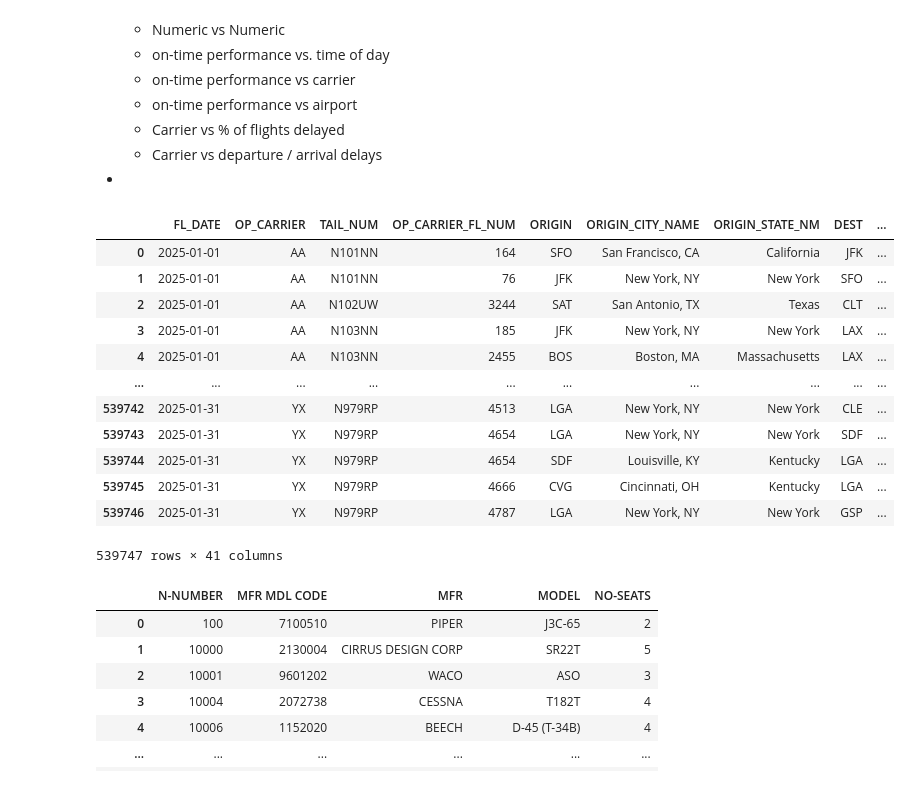
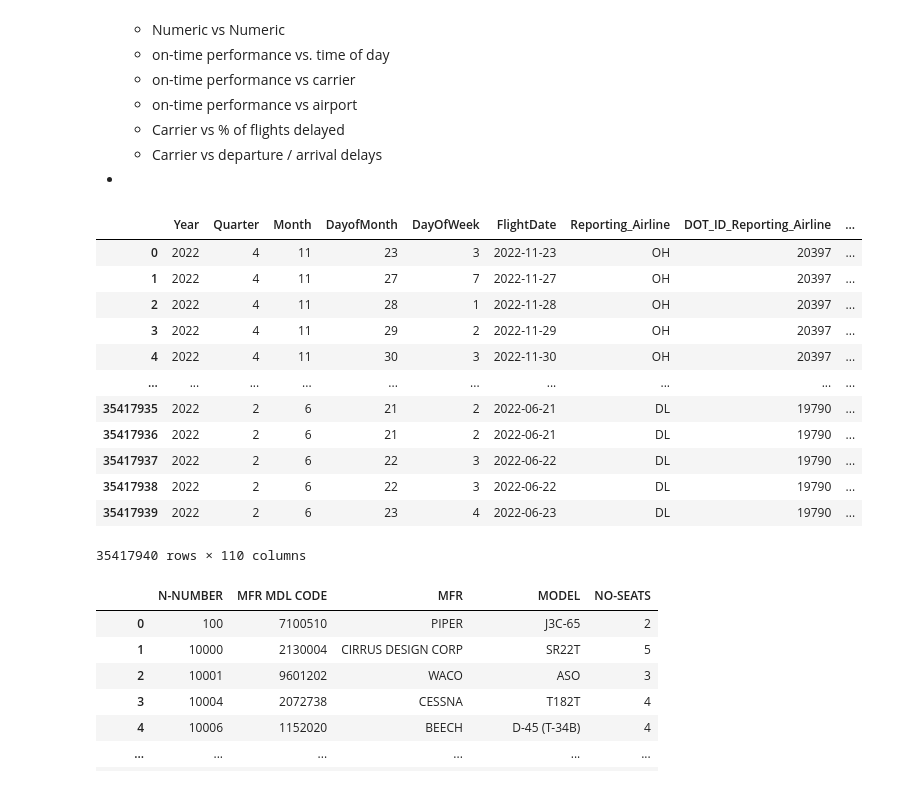
Before and after one commit to oubrando/eda-project, a Jupyter notebook: notebooks/Trace_Recon.ipynb, the cells around one changed output. Cells and saved outputs as stored; diff of their text form; code cells hidden in the pictures.

Commit message:
Reading in each zip file and combining in one dataframe

```diff
--- a/notebooks/Trace_Recon.ipynb
+++ b/notebooks/Trace_Recon.ipynb
@@ -191,24 +192,38 @@ United States Department of Transportation - U.S. Buerau of Transportation Stati
 
 -
 # %%
-#depatures + arrivals dataset
-df_path = Path("../data/Raw/Source_Data.zip")
-df_main = pd.read_csv(df_path, compression="zip", parse_dates=["FL_DATE"], low_memory=False)
-df_main
+#Main dataset
+z_folder = Path("../data/Raw/bts_on_time")
+output_folder = Path("../data/extracted")
+output_folder.mkdir(exist_ok=True)
+
+for z in z_folder.glob("*.zip"):
+    with zipfile.ZipFile(z, 'r') as zf:
+        for f in zf.namelist():
+            if f.endswith(".csv"):
+                zf.extract(f, output_folder)
+
+csv_folder = Path("../data/extracted")
+dfs = [pd.read_csv(f, low_memory=False) for f in csv_folder.glob("*.csv")]
+df_all = pd.concat(dfs, ignore_index=True)
+df_all
+# df_path = Path("../data/Raw/Source_Data.zip")
+# df_main = pd.read_csv(df_path, compression="zip", parse_dates=["FL_DATE"], low_memory=False)
+# df_main
 # %% [output]
-|  | FL_DATE | OP_CARRIER | TAIL_NUM | OP_CARRIER_FL_NUM | ORIGIN | ORIGIN_CITY_NAME | ORIGIN_STATE_NM | DEST | ... |
-| 0 | 2025-01-01 | AA | N101NN | 164 | SFO | San Francisco, CA | California | JFK | ... |
-| 1 | 2025-01-01 | AA | N101NN | 76 | JFK | New York, NY | New York | SFO | ... |
-| 2 | 2025-01-01 | AA | N102UW | 3244 | SAT | San Antonio, TX | Texas | CLT | ... |
-| 3 | 2025-01-01 | AA | N103NN | 185 | JFK | New York, NY | New York | LAX | ... |
-| 4 | 2025-01-01 | AA | N103NN | 2455 | BOS | Boston, MA | Massachusetts | LAX | ... |
+|  | Year | Quarter | Month | DayofMonth | DayOfWeek | FlightDate | Reporting_Airline | DOT_ID_Reporting_Airline | ... |
+| 0 | 2022 | 4 | 11 | 23 | 3 | 2022-11-23 | OH | 20397 | ... |
+| 1 | 2022 | 4 | 11 | 27 | 7 | 2022-11-27 | OH | 20397 | ... |
+| 2 | 2022 | 4 | 11 | 28 | 1 | 2022-11-28 | OH | 20397 | ... |
+| 3 | 2022 | 4 | 11 | 29 | 2 | 2022-11-29 | OH | 20397 | ... |
+| 4 | 2022 | 4 | 11 | 30 | 3 | 2022-11-30 | OH | 20397 | ... |
 | ... | ... | ... | ... | ... | ... | ... | ... | ... | ... |
-| 539742 | 2025-01-31 | YX | N979RP | 4513 | LGA | New York, NY | New York | CLE | ... |
-| 539743 | 2025-01-31 | YX | N979RP | 4654 | LGA | New York, NY | New York | SDF | ... |
-| 539744 | 2025-01-31 | YX | N979RP | 4654 | SDF | Louisville, KY | Kentucky | LGA | ... |
-| 539745 | 2025-01-31 | YX | N979RP | 4666 | CVG | Cincinnati, OH | Kentucky | LGA | ... |
-| 539746 | 2025-01-31 | YX | N979RP | 4787 | LGA | New York, NY | New York | GSP | ... |
+| 35417935 | 2022 | 2 | 6 | 21 | 2 | 2022-06-21 | DL | 19790 | ... |
+| 35417936 | 2022 | 2 | 6 | 21 | 2 | 2022-06-21 | DL | 19790 | ... |
+| 35417937 | 2022 | 2 | 6 | 22 | 3 | 2022-06-22 | DL | 19790 | ... |
+| 35417938 | 2022 | 2 | 6 | 22 | 3 | 2022-06-22 | DL | 19790 | ... |
+| 35417939 | 2022 | 2 | 6 | 23 | 4 | 2022-06-23 | DL | 19790 | ... |
-539747 rows × 41 columns
+35417940 rows × 110 columns
 # %%
 df_aircraft = pd.read_csv("../data/Raw/Aircraft.csv")
 df_aircraft
```
Also changed, not shown: parts of 2 cells of this notebook.
